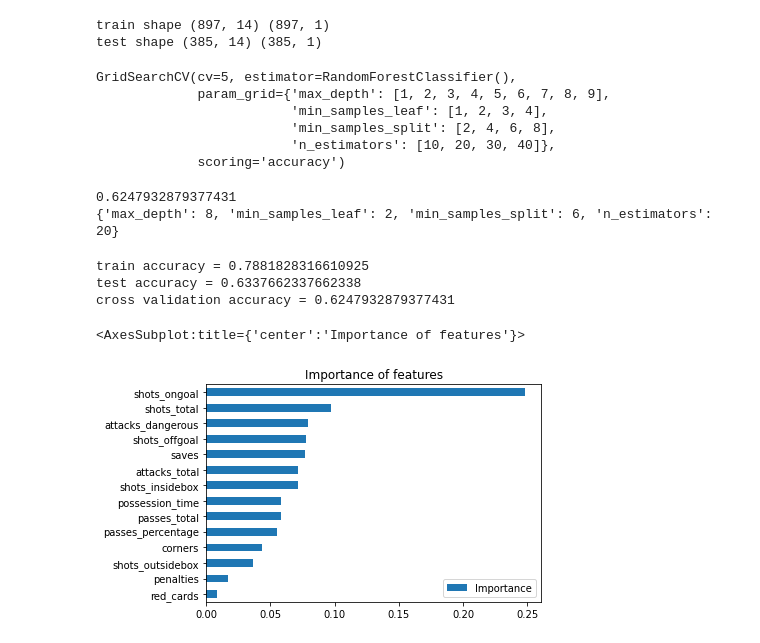
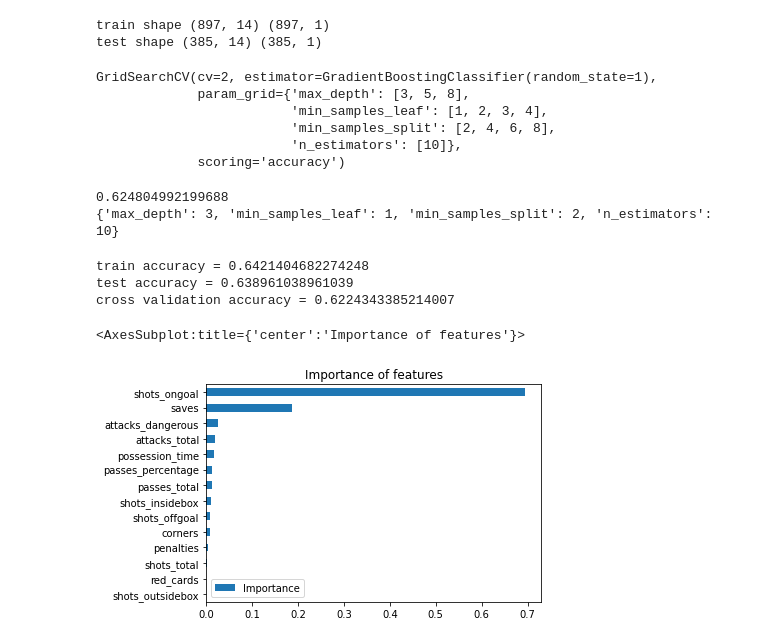
Before and after one commit to PLsergent/football_match_prediction, a Jupyter notebook: data_train_models/gradient_boosting_football_predict.ipynb, the cells around one changed output. Cells and saved outputs as stored; diff of their text form; code cells hidden in the pictures.

```diff
--- a/random_forest_football_predict.ipynb
+++ b/data_train_models/gradient_boosting_football_predict.ipynb
@@ -3,7 +3,7 @@
 # %%
 import pandas as pd
 
-df_games_stats = pd.read_csv("./data_extended.csv", index_col=0)
+df_games_stats = pd.read_csv("../data/data_extended.csv", index_col=0)
 
 df_games_stats.head()
 # %% [output]
@@ -117,49 +117,54 @@ print ("test shape", X_test.shape, y_test.shape)
 train shape (897, 14) (897, 1)
 test shape (385, 14) (385, 1)
 # %%
-from sklearn.ensemble import RandomForestClassifier
+from sklearn.ensemble import GradientBoostingClassifier
 from sklearn.model_selection import cross_val_score
 from sklearn.model_selection import GridSearchCV
+import numpy as np
 
-params = {'min_samples_leaf': list(range(1, 5)), 'min_samples_split': list(range(2, 10, 2)),
-          'n_estimators': list(range(10, 50, 10)), 'max_depth': list(range(1, 10))}
+parameters = {
+    "min_samples_split": list(range(2, 10, 2)),
+    "min_samples_leaf": list(range(1, 5)),
+    "max_depth": [3, 5, 8],
+    "n_estimators": [10]
+}
 
-clf_rf = RandomForestClassifier()
-clf_gs = GridSearchCV(clf_rf, params, scoring='accuracy', cv=5)
+clf_gb = GradientBoostingClassifier(random_state=1)
+clf_gs = GridSearchCV(clf_gb, parameters, scoring='accuracy', cv=2)
 clf_gs.fit(df_games_stats[predictors], df_games_stats["results"])
 # %% [output]
-GridSearchCV(cv=5, estimator=RandomForestClassifier(),
-             param_grid={'max_depth': [1, 2, 3, 4, 5, 6, 7, 8, 9],
+GridSearchCV(cv=2, estimator=GradientBoostingClassifier(random_state=1),
+             param_grid={'max_depth': [3, 5, 8],
                          'min_samples_leaf': [1, 2, 3, 4],
                          'min_samples_split': [2, 4, 6, 8],
-                         'n_estimators': [10, 20, 30, 40]},
+                         'n_estimators': [10]},
              scoring='accuracy')
 # %%
 print(clf_gs.best_score_)
 print(clf_gs.best_params_)
 # %% [output]
-0.6247932879377431
-{'max_depth': 8, 'min_samples_leaf': 2, 'min_samples_split': 6, 'n_estimators': 20}
+0.624804992199688
+{'max_depth': 3, 'min_samples_leaf': 1, 'min_samples_split': 2, 'n_estimators': 10}
 # %%
-clf_rf = RandomForestClassifier(random_state=1, max_depth=clf_gs.best_params_["max_depth"], min_samples_leaf=clf_gs.best_params_["min_samples_leaf"],
+clf_gb = GradientBoostingClassifier(random_state=1, max_depth=clf_gs.best_params_["max_depth"], min_samples_leaf=clf_gs.best_params_["min_samples_leaf"],
     min_samples_split=clf_gs.best_params_["min_samples_split"], n_estimators=clf_gs.best_params_["n_estimators"])
 
-clf_rf.fit(X_train, y_train.values.ravel())
-print ('train accuracy =', clf_rf.score(X_train, y_train))
-print ('test accuracy =', clf_rf.score(X_test, y_test))
+clf_gb.fit(X_train, y_train.values.ravel())
+print ('train accuracy =', clf_gb.score(X_train, y_train))
+print ('test accuracy =', clf_gb.score(X_test, y_test))
 
-scores_rf = cross_val_score(clf_rf, df_games_stats[predictors], df_games_stats["results"], scoring='accuracy', cv=5)
+scores_rf = cross_val_score(clf_gb, df_games_stats[predictors], df_games_stats["results"], scoring='accuracy', cv=5)
 print('cross validation accuracy =', scores_rf.mean())
 # %% [output]
-train accuracy = 0.7881828316610925
-test accuracy = 0.6337662337662338
-cross validation accuracy = 0.6247932879377431
+train accuracy = 0.6421404682274248
+test accuracy = 0.638961038961039
+cross validation accuracy = 0.6224343385214007
 # %%
 %matplotlib inline
 import matplotlib.pyplot as plt
 
-feat_imp = pd.DataFrame(clf_rf.feature_importances_, predictors, columns=['Importance'])
+feat_imp = pd.DataFrame(clf_gb.feature_importances_, predictors, columns=['Importance'])
 feat_imp.sort_values('Importance', ascending=True).plot(kind="barh", title="Importance of features")
 # %% [output]
 <AxesSubplot:title={'center':'Importance of features'}>
-[figure, old version]
+[figure, new version]
```
Also changed, not shown: parts of 2 cells of this notebook, 11 other files.
